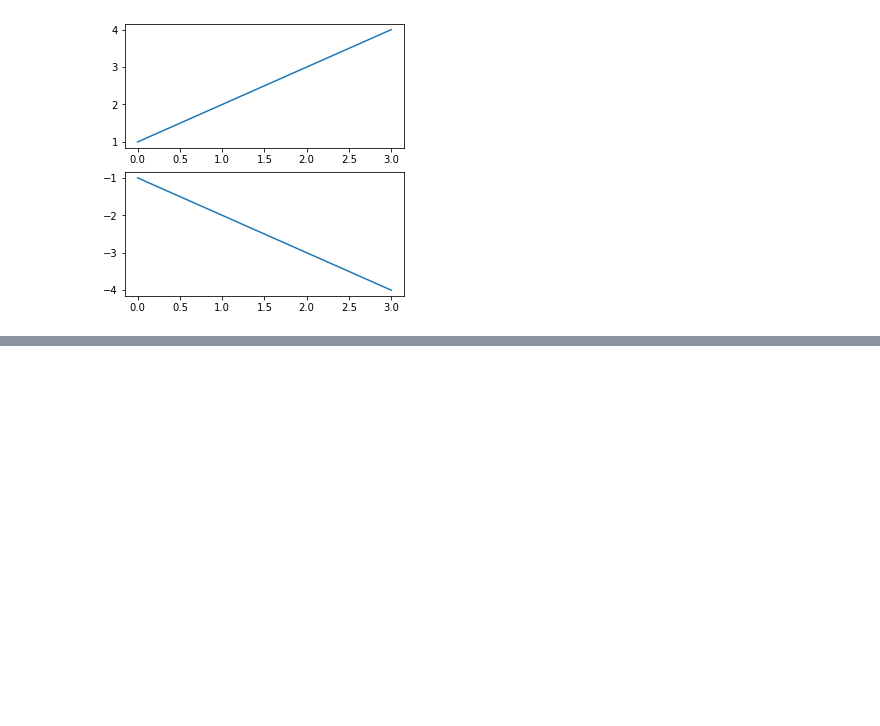
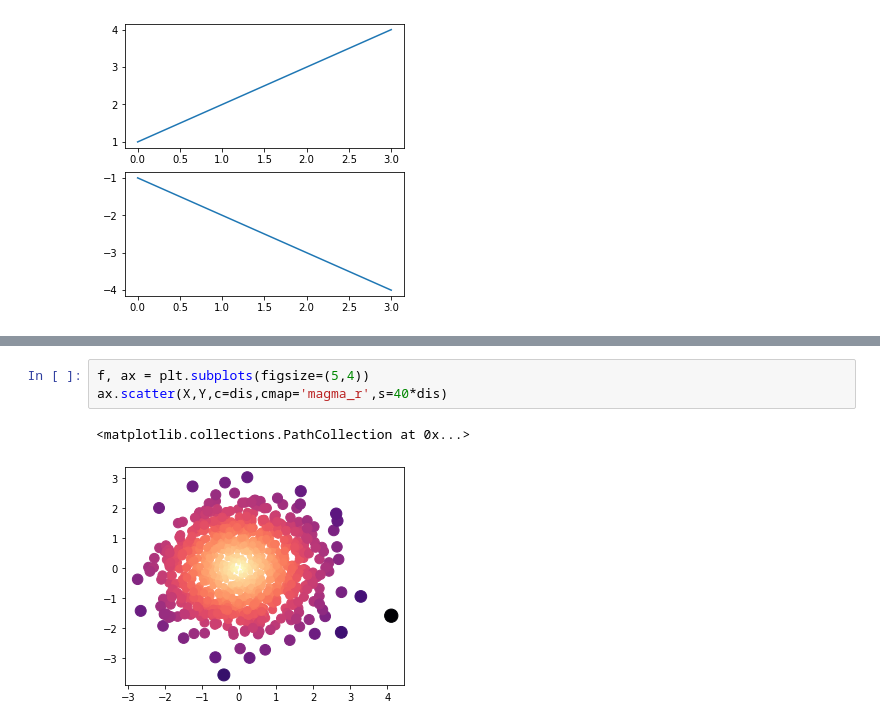
Before and after one commit to VF-Ferrari/Python, a Jupyter notebook: Aula 3 - Matplotlib.ipynb, the cells around one changed output, grey strips where cells are left out. Saved outputs shown, nothing was run; the diff lists cells and outputs as text; blank space fills up the shorter version.

```diff
--- a/Aula 3 - Matplotlib.ipynb
+++ b/Aula 3 - Matplotlib.ipynb
@@ -210,0 +253,6 @@ plt.plot([-1,-2,-3,-4])
+# %%
+f, ax = plt.subplots(figsize=(5,4))
+ax.scatter(X,Y,c=dis,cmap='magma_r',s=40*dis)
+# %% [output]
+<matplotlib.collections.PathCollection at 0x...>
+[figure, added]
```
Also changed, not shown: parts of 27 cells of this notebook, 2 other files.
